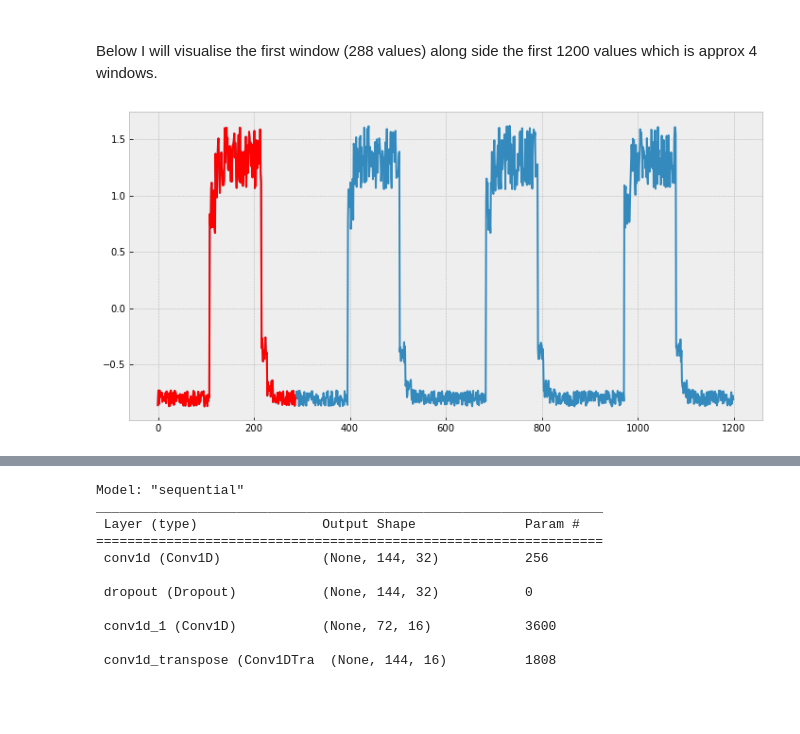
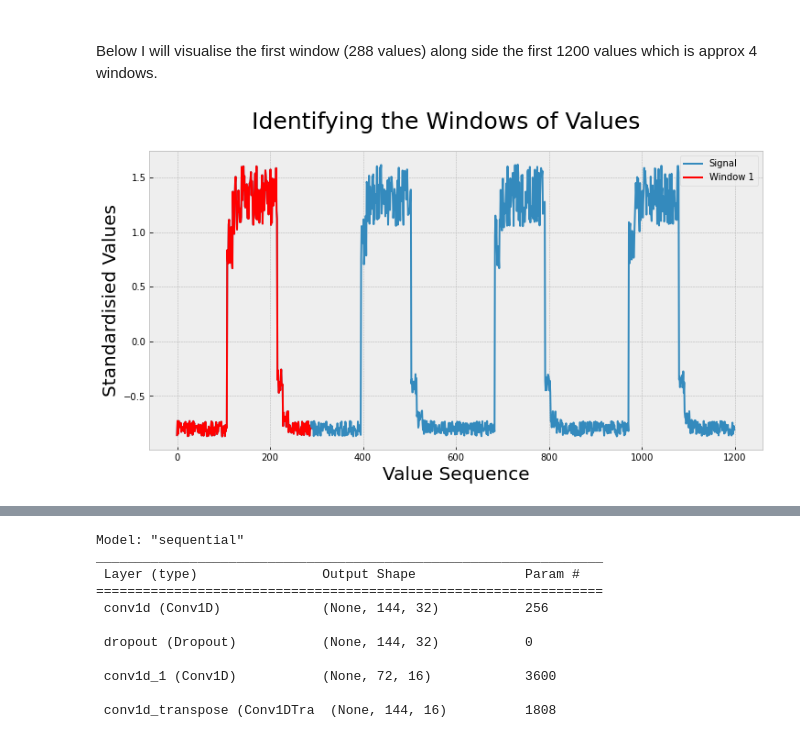
Before and after one commit to RYANCOX00/mach_stats_coursework, a Jupyter notebook: keras_time_anomaly.ipynb, the cells around one changed output, grey strips where cells are left out. Cells and saved outputs as stored; diff of their text form; code cells hidden in the pictures; blank space fills up the shorter version.

```diff
--- a/keras_time_anomaly.ipynb
+++ b/keras_time_anomaly.ipynb
@@ -373,20 +373,30 @@ Below I will visualise the first window (288 values) along side the first 1200 v
 # %%
 # Creating a plot axes size 12,6.
 fig, ax = plt.subplots(figsize =(12,6))
 
 # Getting the first 1200 values i.e. this will be approx 4 windows.
 y = df_train_vals['value'].values[:1200]
 
 # Plotting the first 1200 values.
-ax.plot(np.arange(y.shape[0]), y, label = 'signal')
+ax.plot(np.arange(y.shape[0]), y, label = 'Signal')
 
 # Getting the first window in a single array.
 w = x_train[0].flatten()
 
 # Plotting the first window in red.
-ax.plot(np.arange(w.shape[0]),w, color='r', label = 'window 1');
+ax.plot(np.arange(w.shape[0]),w, color='r', label = 'Window 1')
+
+# Plotting a legend.
+ax.legend()
+
+# Setting title.
+fig.suptitle('Identifying the Windows of Values', fontsize=25)
+
+# Setting x and y axis label.
+plt.xlabel('Value Sequence', fontsize=20)
+plt.ylabel('Standardisied Values',fontsize=20);
 # %% [output]
-[figure, old version]
+[figure, new version]
 # %% [markdown]
 <br>
 
```
Also changed, not shown: parts of 17 cells of this notebook.
